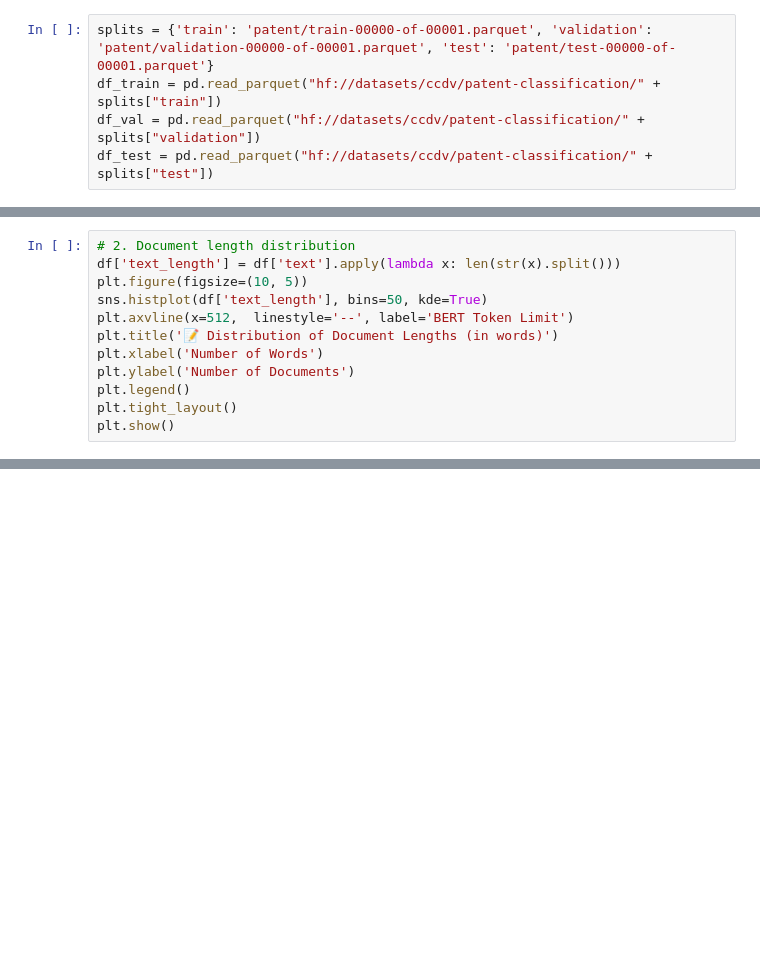
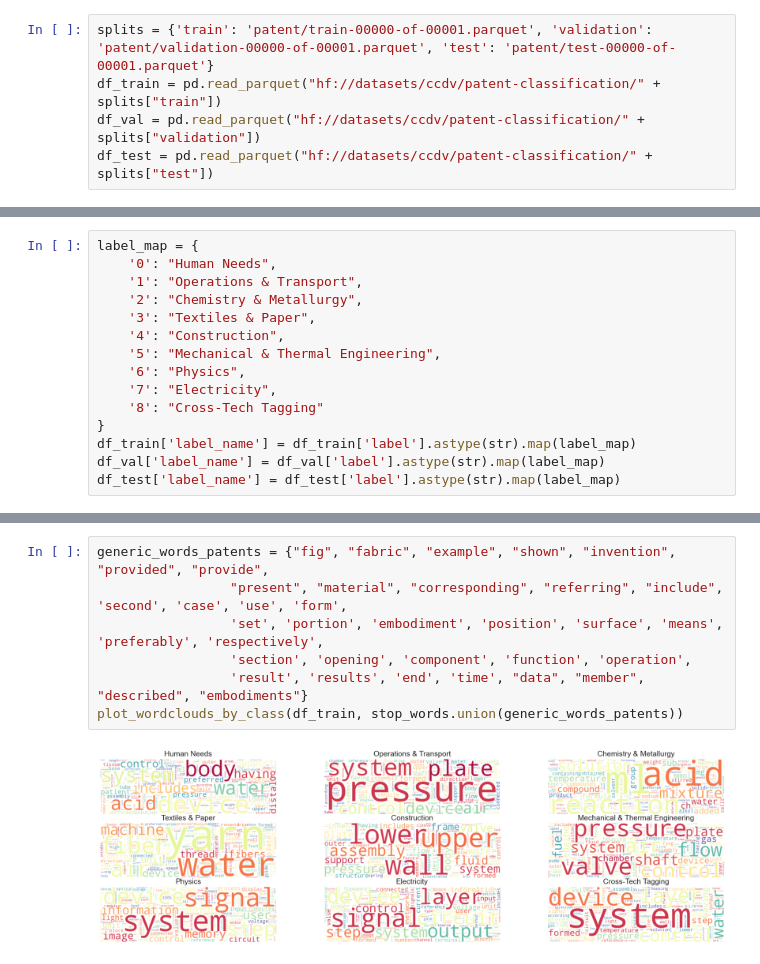
Before and after one commit to m9o8/anlp_final_project, a Jupyter notebook: code/task1.ipynb, the cells around one changed output, grey strips where cells are left out. Saved outputs shown, nothing was run; the diff lists cells and outputs as text; blank space fills up the shorter version.

```diff
--- a/code/task1.ipynb
+++ b/code/task1.ipynb
@@ -38,12 +150,0 @@ plt.show()
-# %%
-# 2. Document length distribution
-df['text_length'] = df['text'].apply(lambda x: len(str(x).split()))
-plt.figure(figsize=(10, 5))
-sns.histplot(df['text_length'], bins=50, kde=True)
-plt.axvline(x=512,  linestyle='--', label='BERT Token Limit')
-plt.title('📝 Distribution of Document Lengths (in words)')
-plt.xlabel('Number of Words')
-plt.ylabel('Number of Documents')
-plt.legend()
-plt.tight_layout()
-plt.show()
@@ -51,0 +163,15 @@ plt.show()
+# %%
+label_map = {
+    '0': "Human Needs",
+    '1': "Operations & Transport",
+    '2': "Chemistry & Metallurgy",
+    '3': "Textiles & Paper",
+    '4': "Construction",
+    '5': "Mechanical & Thermal Engineering",
+    '6': "Physics",
+    '7': "Electricity",
+    '8': "Cross-Tech Tagging"
+}
+df_train['label_name'] = df_train['label'].astype(str).map(label_map)
+df_val['label_name'] = df_val['label'].astype(str).map(label_map)
+df_test['label_name'] = df_test['label'].astype(str).map(label_map)
@@ -51,0 +331,9 @@ plt.show()
+# %%
+generic_words_patents = {"fig", "fabric", "example", "shown", "invention", "provided", "provide",
+                 "present", "material", "corresponding", "referring", "include", 'second', 'case', 'use', 'form',
+                 'set', 'portion', 'embodiment', 'position', 'surface', 'means', 'preferably', 'respectively',
+                 'section', 'opening', 'component', 'function', 'operation',
+                 'result', 'results', 'end', 'time', "data", "member", "described", "embodiments"}
+plot_wordclouds_by_class(df_train, stop_words.union(generic_words_patents))
+# %% [output]
+[figure, added]
```
Also changed, not shown: parts of 32 cells of this notebook, 3 other files.
